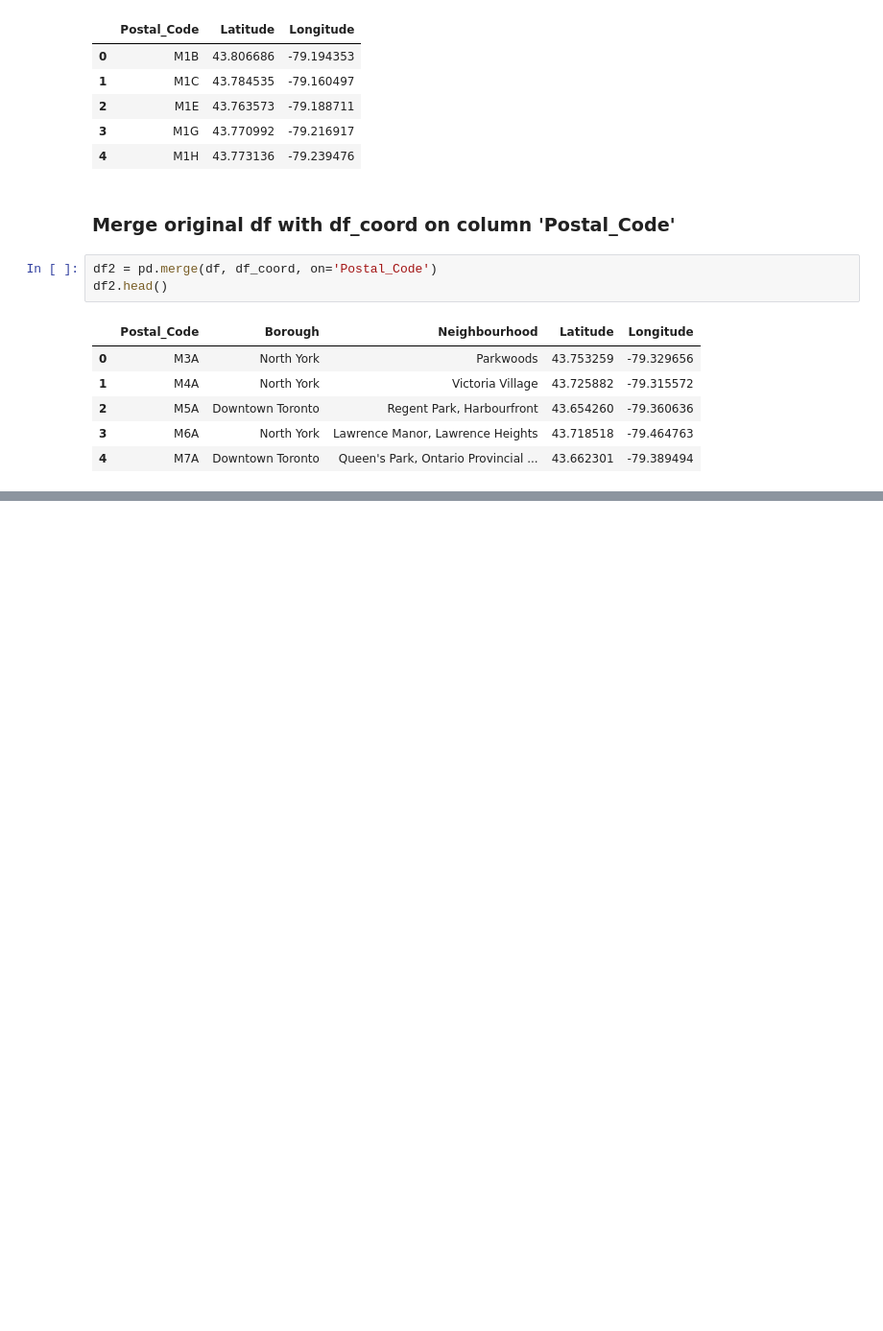
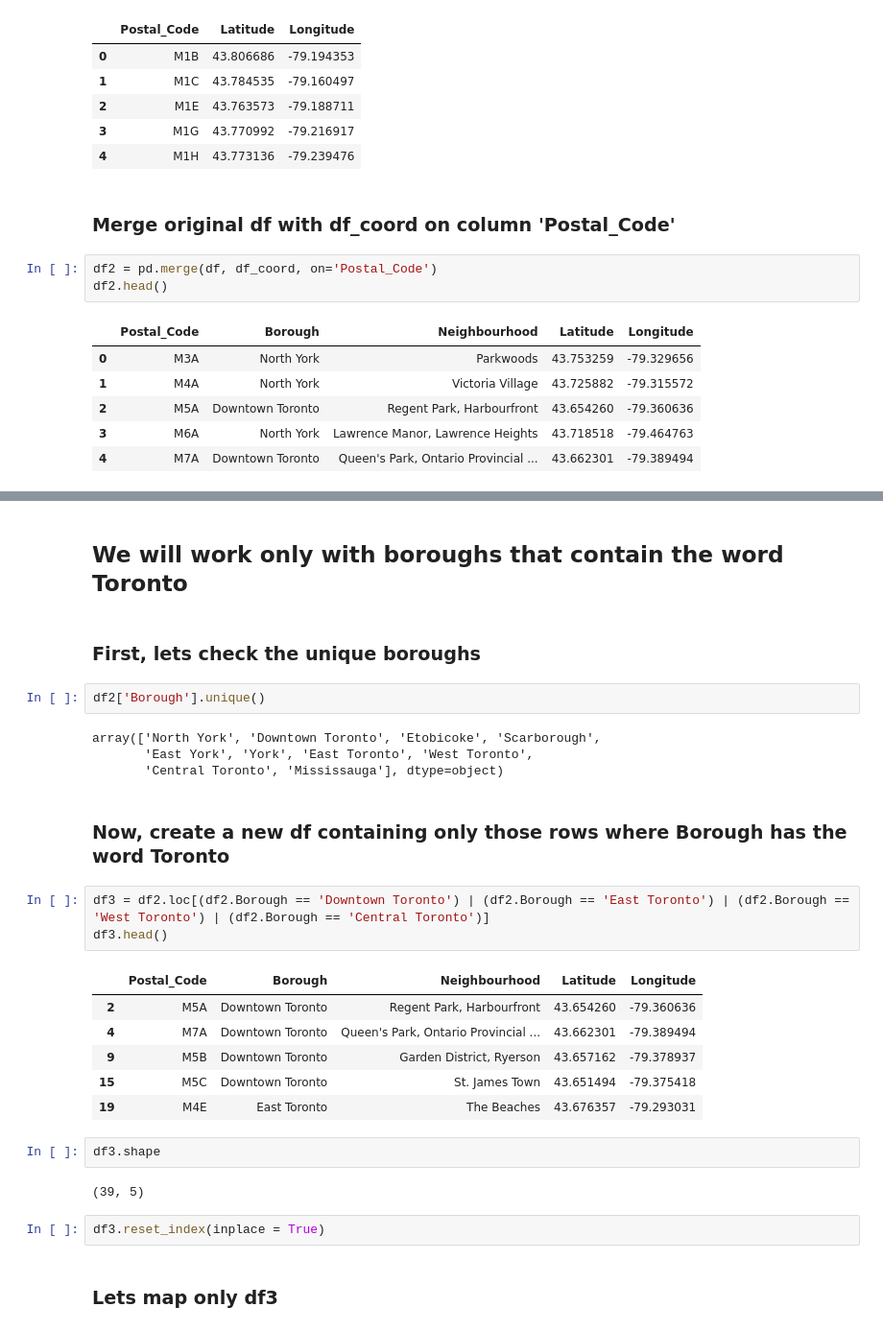
Before and after one commit to hibaiqbal92/Coursera_Capstone, a Jupyter notebook: Toronto Postal Code.ipynb, the cells around one changed output, grey strips where cells are left out. Shown at 96% size. Saved outputs shown, nothing was run; the diff lists cells and outputs as text; blank space fills up the shorter version.

```diff
--- a/Toronto Postal Code.ipynb
+++ b/Toronto Postal Code.ipynb
@@ -228,0 +275,30 @@ df2.head()
+# %% [markdown]
+## We will work only with boroughs that contain the word Toronto
+# %% [markdown]
+### First, lets check the unique boroughs
+# %%
+df2['Borough'].unique()
+# %% [output]
+array(['North York', 'Downtown Toronto', 'Etobicoke', 'Scarborough',
+       'East York', 'York', 'East Toronto', 'West Toronto',
+       'Central Toronto', 'Mississauga'], dtype=object)
+# %% [markdown]
+### Now, create a new df containing only those rows where Borough has the word Toronto
+# %%
+df3 = df2.loc[(df2.Borough == 'Downtown Toronto') | (df2.Borough == 'East Toronto') | (df2.Borough == 'West Toronto') | (df2.Borough == 'Central Toronto')]
+df3.head()
+# %% [output]
+|  | Postal_Code | Borough | Neighbourhood | Latitude | Longitude |
+| 2 | M5A | Downtown Toronto | Regent Park, Harbourfront | 43.654260 | -79.360636 |
+| 4 | M7A | Downtown Toronto | Queen's Park, Ontario Provincial ... | 43.662301 | -79.389494 |
+| 9 | M5B | Downtown Toronto | Garden District, Ryerson | 43.657162 | -79.378937 |
+| 15 | M5C | Downtown Toronto | St. James Town | 43.651494 | -79.375418 |
+| 19 | M4E | East Toronto | The Beaches | 43.676357 | -79.293031 |
+# %%
+df3.shape
+# %% [output]
+(39, 5)
+# %%
+df3.reset_index(inplace = True)
+# %% [markdown]
+### Lets map only df3
```
Also changed, not shown: parts of 24 cells of this notebook.
